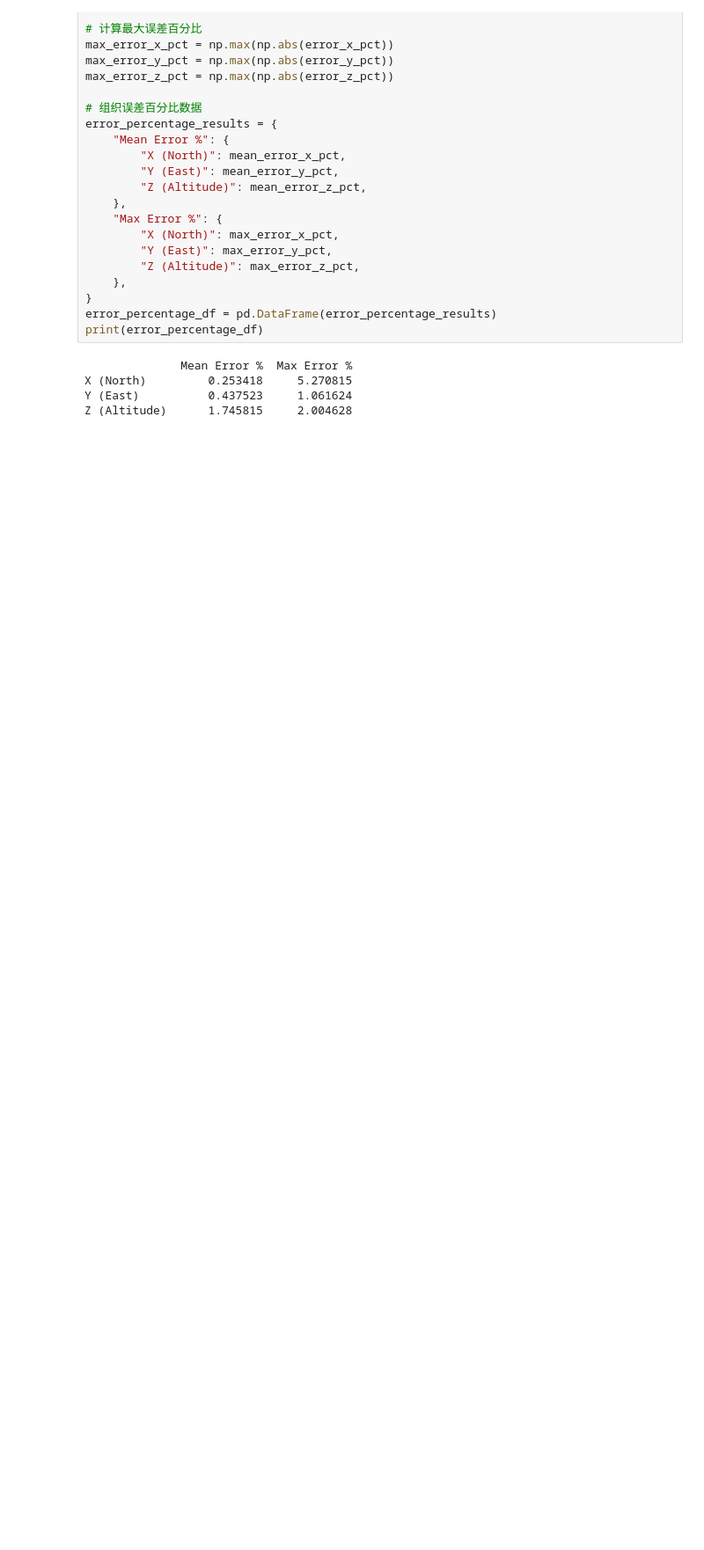
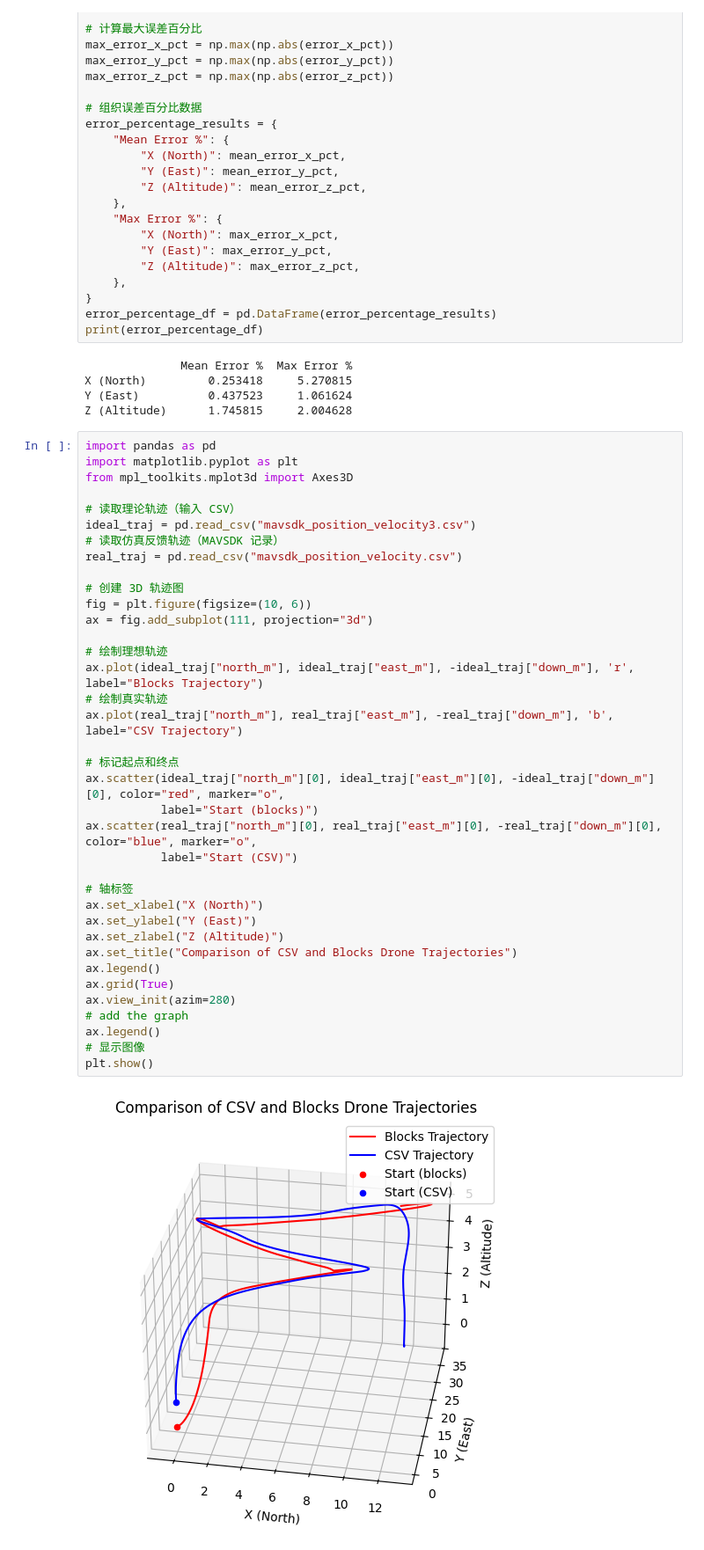
Before and after one commit to yuwei-jpg/BlockBased_Drone_FYP, a Jupyter notebook: movements/zigzag_shape/z_pic.ipynb, the cells around one changed output. Shown: that part at 88% size. Drawn from its saved outputs; the diff is of its cells as text; blank space fills up the shorter version.

```diff
--- a/movements/zigzag_shape/z_pic.ipynb
+++ b/movements/zigzag_shape/z_pic.ipynb
@@ -196,3 +196,42 @@ print(error_percentage_df)
 X (North)         0.253418     5.270815
 Y (East)          0.437523     1.061624
 Z (Altitude)      1.745815     2.004628
+# %%
+import pandas as pd
+import matplotlib.pyplot as plt
+from mpl_toolkits.mplot3d import Axes3D
+
+# 读取理论轨迹（输入 CSV）
+ideal_traj = pd.read_csv("mavsdk_position_velocity3.csv")
+# 读取仿真反馈轨迹（MAVSDK 记录）
+real_traj = pd.read_csv("mavsdk_position_velocity.csv")
+
+# 创建 3D 轨迹图
+fig = plt.figure(figsize=(10, 6))
+ax = fig.add_subplot(111, projection="3d")
+
+# 绘制理想轨迹
+ax.plot(ideal_traj["north_m"], ideal_traj["east_m"], -ideal_traj["down_m"], 'r', label="Blocks Trajectory")
+# 绘制真实轨迹
+ax.plot(real_traj["north_m"], real_traj["east_m"], -real_traj["down_m"], 'b', label="CSV Trajectory")
+
+# 标记起点和终点
+ax.scatter(ideal_traj["north_m"][0], ideal_traj["east_m"][0], -ideal_traj["down_m"][0], color="red", marker="o",
+           label="Start (blocks)")
+ax.scatter(real_traj["north_m"][0], real_traj["east_m"][0], -real_traj["down_m"][0], color="blue", marker="o",
+           label="Start (CSV)")
+
+# 轴标签
+ax.set_xlabel("X (North)")
+ax.set_ylabel("Y (East)")
+ax.set_zlabel("Z (Altitude)")
+ax.set_title("Comparison of CSV and Blocks Drone Trajectories")
+ax.legend()
+ax.grid(True)
+ax.view_init(azim=280)
+# add the graph
+ax.legend()
+# 显示图像
+plt.show()
+# %% [output]
+[figure, added]
```
Also changed, not shown: parts of 1 cell of this notebook, 5 other files.
